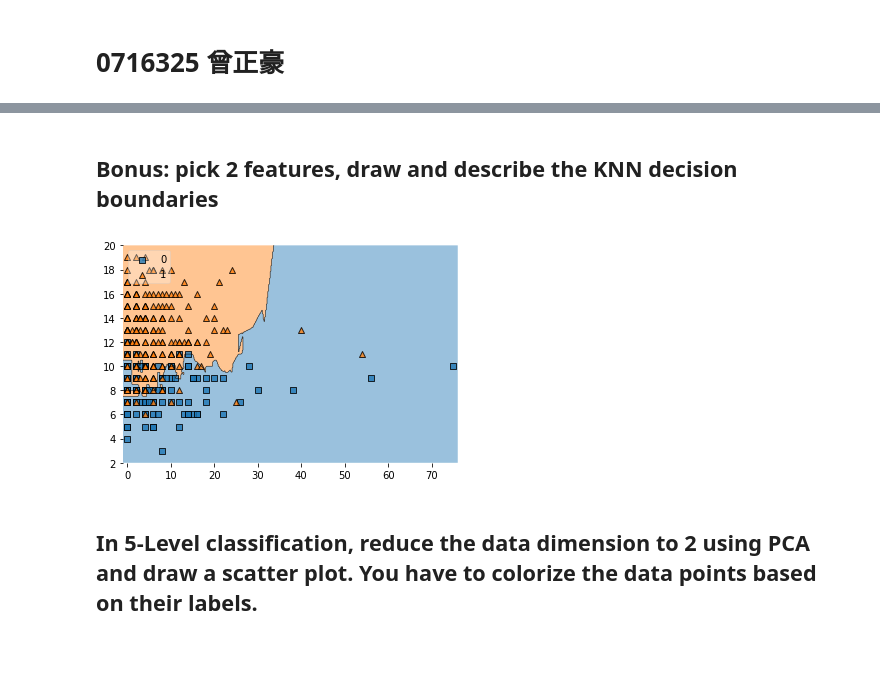
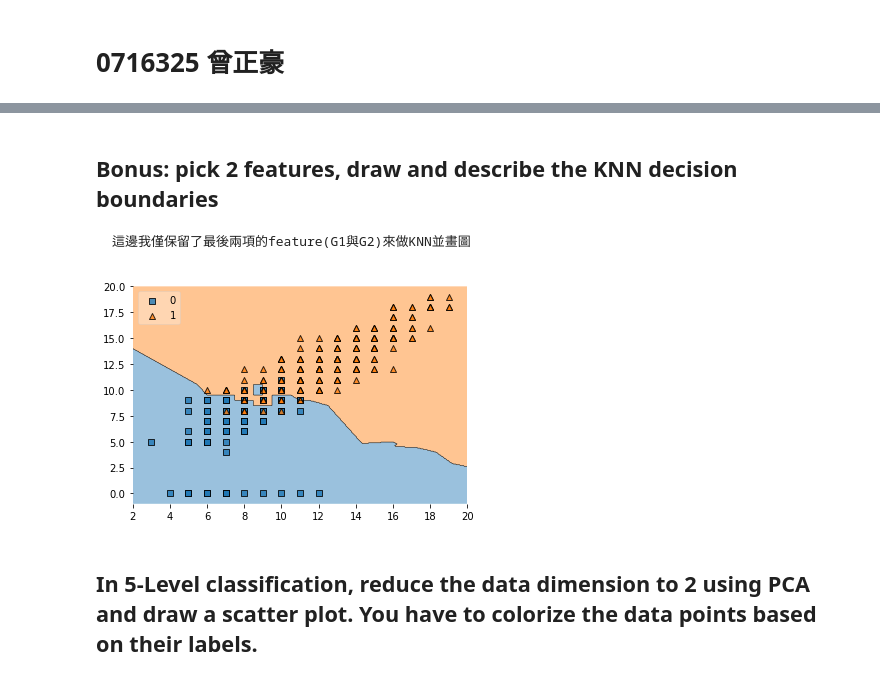
Before and after one commit to banne2266/MachineLearning-NCTU-2021, a Jupyter notebook: HW2/0716325.IPYNB, the cells around one changed output, grey strips where cells are left out. Saved outputs shown, nothing was run; the diff lists cells and outputs as text; code cells hidden in the pictures; blank space fills up the shorter version.

```diff
--- a/HW2/0716325.IPYNB
+++ b/HW2/0716325.IPYNB
@@ -30,7 +34,7 @@ with open('student-mat.csv', newline='') as csvfile:
         continue
 
     x_numer.append([row[2], row[6], row[7], row[12], row[13], row[14]])
-    x_numer[-1].extend(row[23:31])
+    x_numer[-1].extend(row[23:-1])
     x.append(row[0:2])
     x[-1].extend(row[3:6])
     x[-1].extend(row[8:12])
@@ -793,25 +831,26 @@ print(y_pred)
 # %% [markdown]
 ## Bonus: pick 2 features, draw and describe the KNN decision boundaries
+    這邊我僅保留了最後兩項的feature(G1與G2)來做KNN並畫圖
 # %%
 from mlxtend.plotting import plot_decision_regions
 
 x_bonus = x
 y_bonus = []
-for i in range(55):
+for i in range(56):
     x_bonus = np.delete(x_bonus, 0, 1)
 for label in y_binary:
     if label == 'PASS':
         y_bonus.append(1)
     else:
         y_bonus.append(0)
 y_bonus = np.array(y_bonus)
 
 KNN_bin = KNeighborsClassifier(n_neighbors=5)
 KNN_bin = KNN_bin.fit(x_bonus, y_bonus)
 plot_decision_regions(x_bonus, y_bonus, clf=KNN_bin, legend=2)
 plt.show()
 # %% [output]
-[figure, old version]
+[figure, new version]
 # %% [markdown]
 ## In 5-Level classification, reduce the data dimension to 2 using PCA and draw a scatter plot. You have to colorize the data points based on their labels.
 # %%
```
Also changed, not shown: parts of 28 cells of this notebook, 1 other file.
